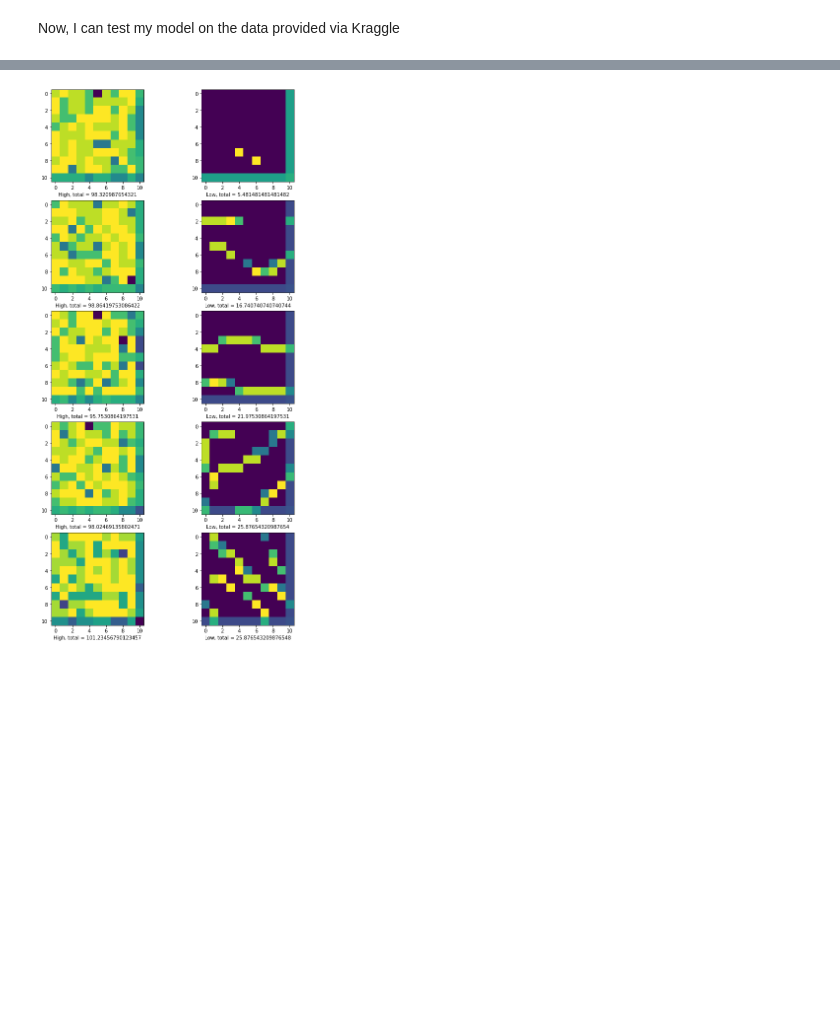
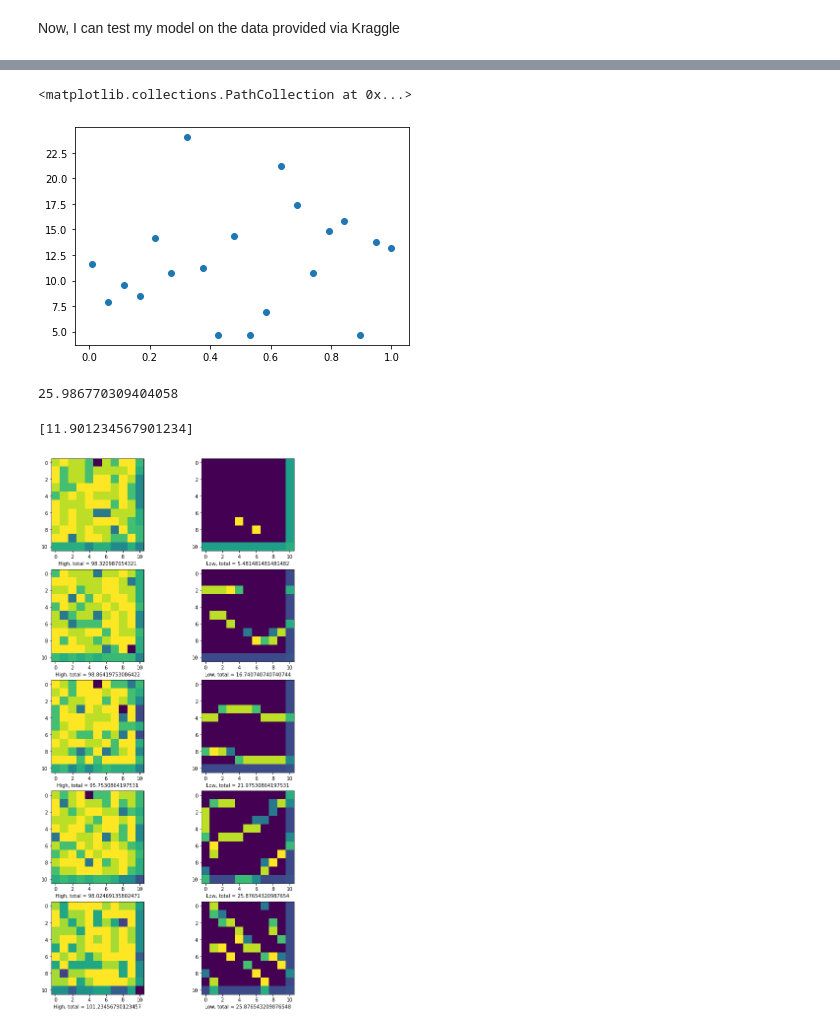
Before and after one commit to zmiller22/AM216, a Jupyter notebook: HW2/P2_Ising.ipynb, the cells around one changed output, grey strips where cells are left out. Cells and saved outputs as stored; diff of their text form; code cells hidden in the pictures; blank space fills up the shorter version.

```diff
--- a/HW2/P2_Ising.ipynb
+++ b/HW2/P2_Ising.ipynb
@@ -263,3 +272,16 @@ for temp in temps_vec:
+# %%
+plt.scatter(temps_vec, sim_data)
+# %% [output]
+<matplotlib.collections.PathCollection at 0x...>
+[figure, added]
+# %%
+np.var(sim_data)
+# %% [output]
+25.986770309404058
+# %%
+sim_data
+# %% [output]
+[11.901234567901234]
 # %%
 #Import the high images into python
 high_t_32 = []
```
Also changed, not shown: parts of 3 cells of this notebook.
